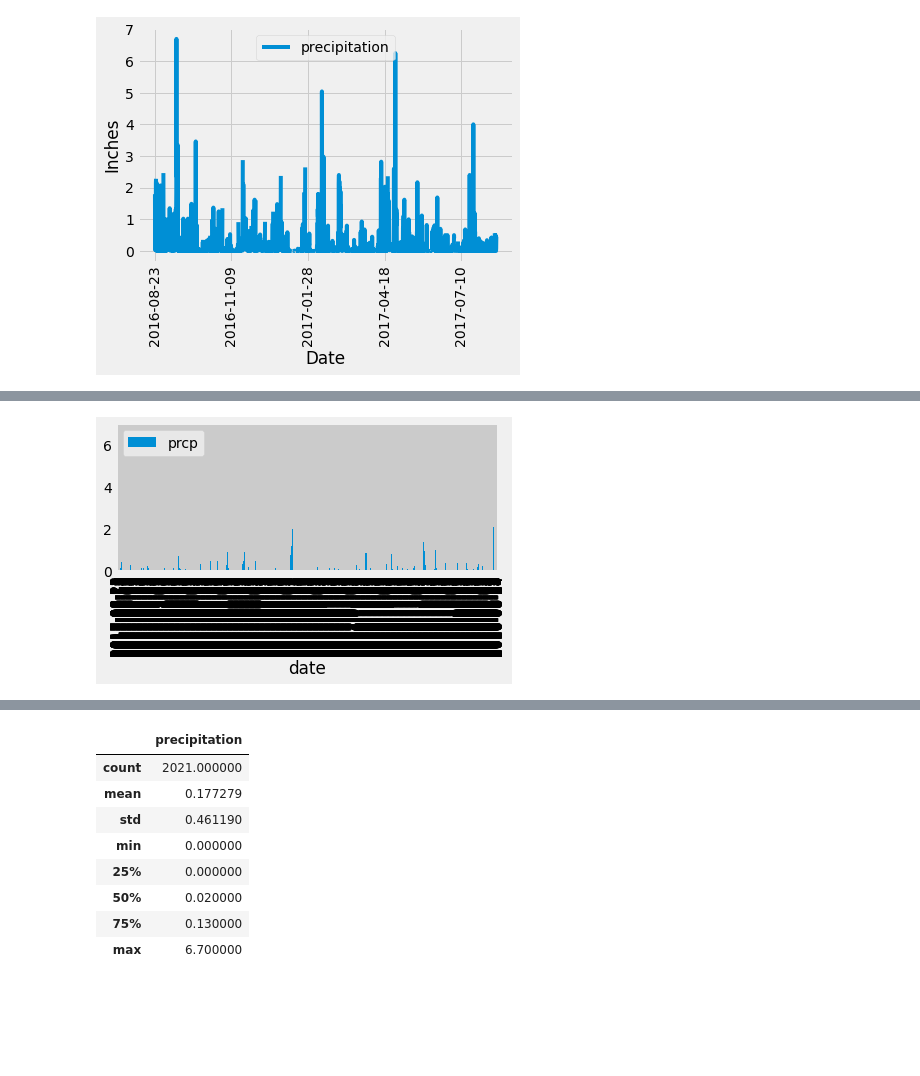
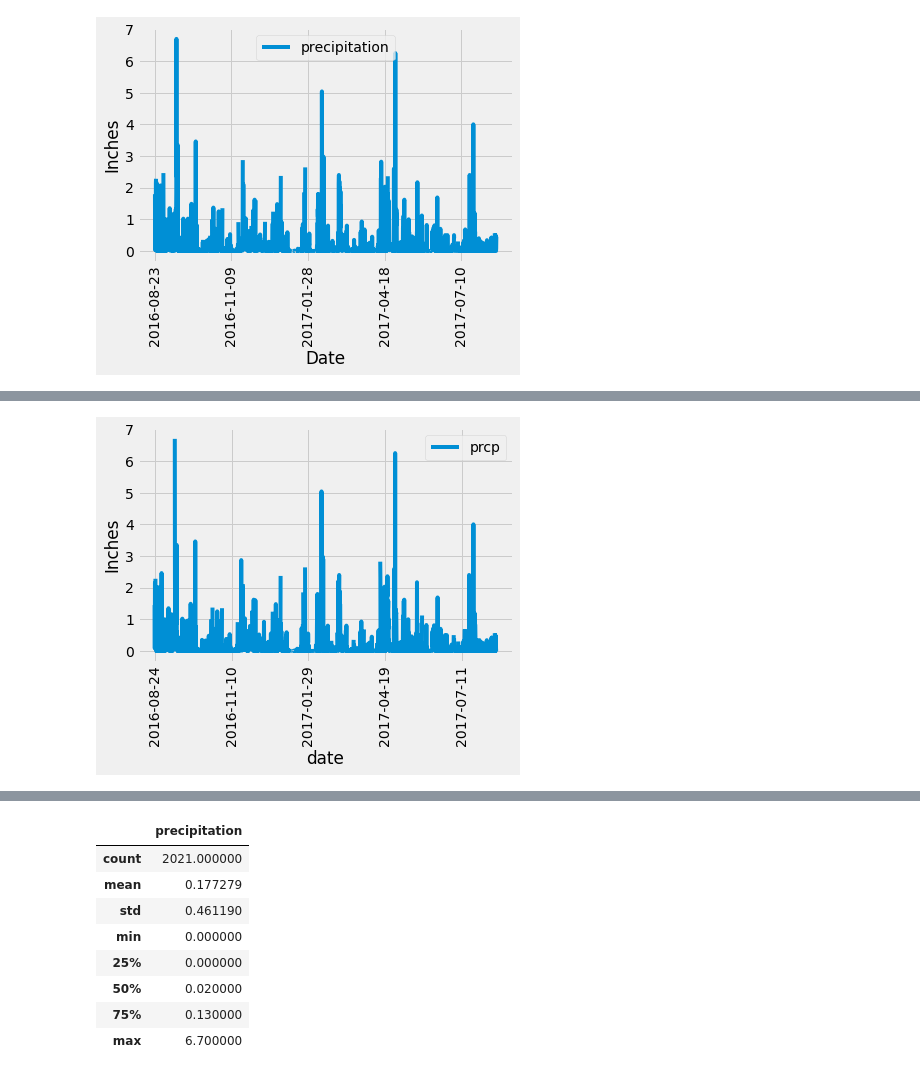
Before and after one commit to vadulas/sqlAlchecmy_challenge, a Jupyter notebook: climate_starter.ipynb, the cells around one changed output, grey strips where cells are left out. Drawn from its saved outputs; the diff is of its cells as text; code cells hidden in the pictures; blank space fills up the shorter version.

```diff
--- a/climate_starter.ipynb
+++ b/climate_starter.ipynb
@@ -112,8 +109,6 @@ precep_df.head()
-# %%
-# Use Pandas Plotting with Matplotlib to plot the data
-precep_df.plot.bar()
-plt.tight_layout()
-
-plt.show()
-# %% [output]
-[figure, removed]
+# %%
+precep_df.plot(x="date", y="prcp", rot=90)
+plt.ylabel("Inches")
+plt.show()
+# %% [output]
+[figure, added]
```
Also changed, not shown: parts of 3 cells of this notebook, 2 other files.
